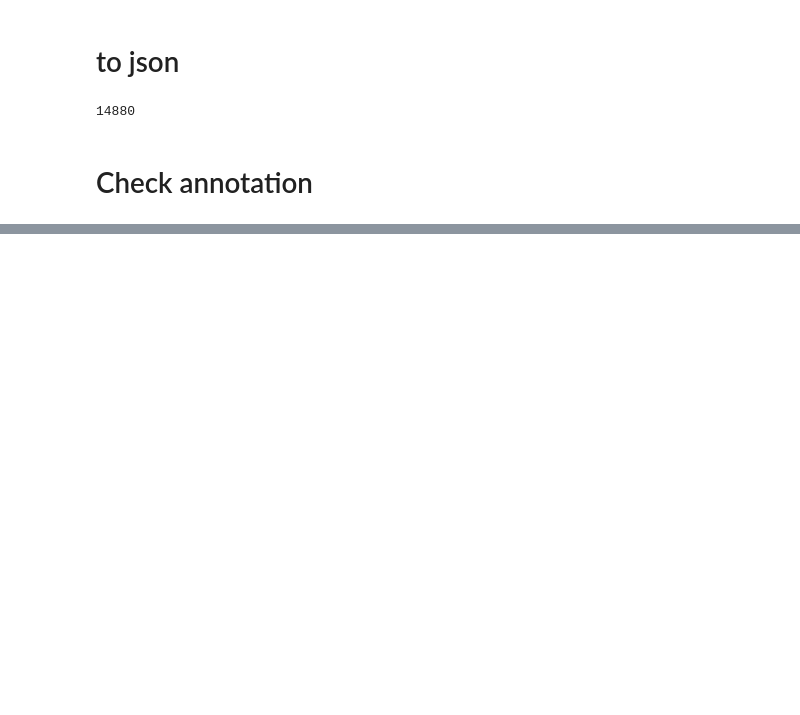
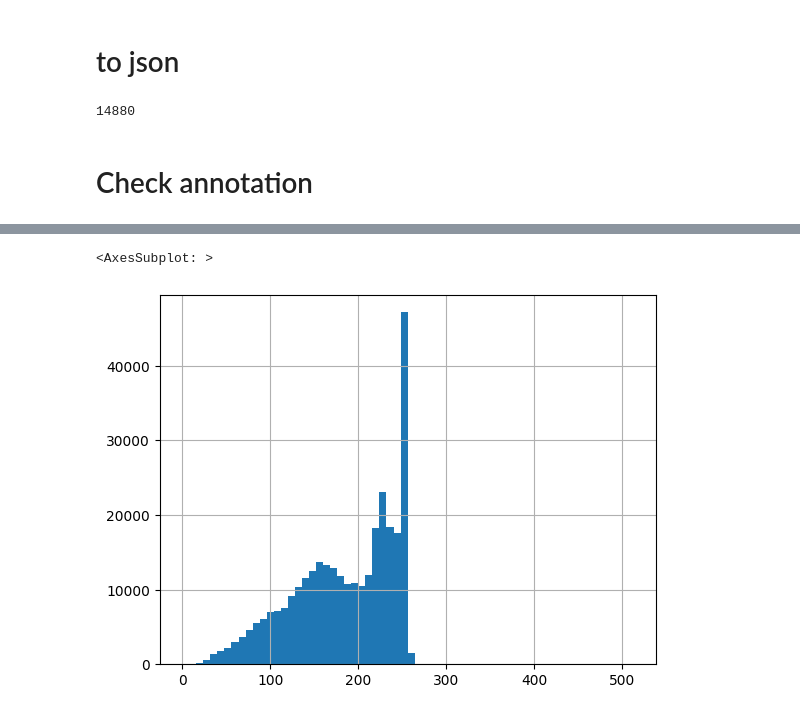
Before and after one commit to gw-shinohara/YOLOX, a Jupyter notebook: example/sandbox.ipynb, the cells around one changed output, grey strips where cells are left out. Cells and saved outputs as stored; diff of their text form; code cells hidden in the pictures; blank space fills up the shorter version.

```diff
--- a/example/sandbox.ipynb
+++ b/example/sandbox.ipynb
@@ -237,5 +240,8 @@ df_whitecane_anns["b_avg_x"].hist(bins=64)
 # %%
-df_whitecane_anns["b_avg_y"].hist(bins=64)
+df_whitecane_anns["b_avg_y"].hist(bins=64,range=[0,512])
+# %% [output]
+<AxesSubplot: >
+[figure, added]
 # %%
 import os
 from tqdm import tqdm
```
Also changed, not shown: parts of 2 cells of this notebook, 12 other files.
